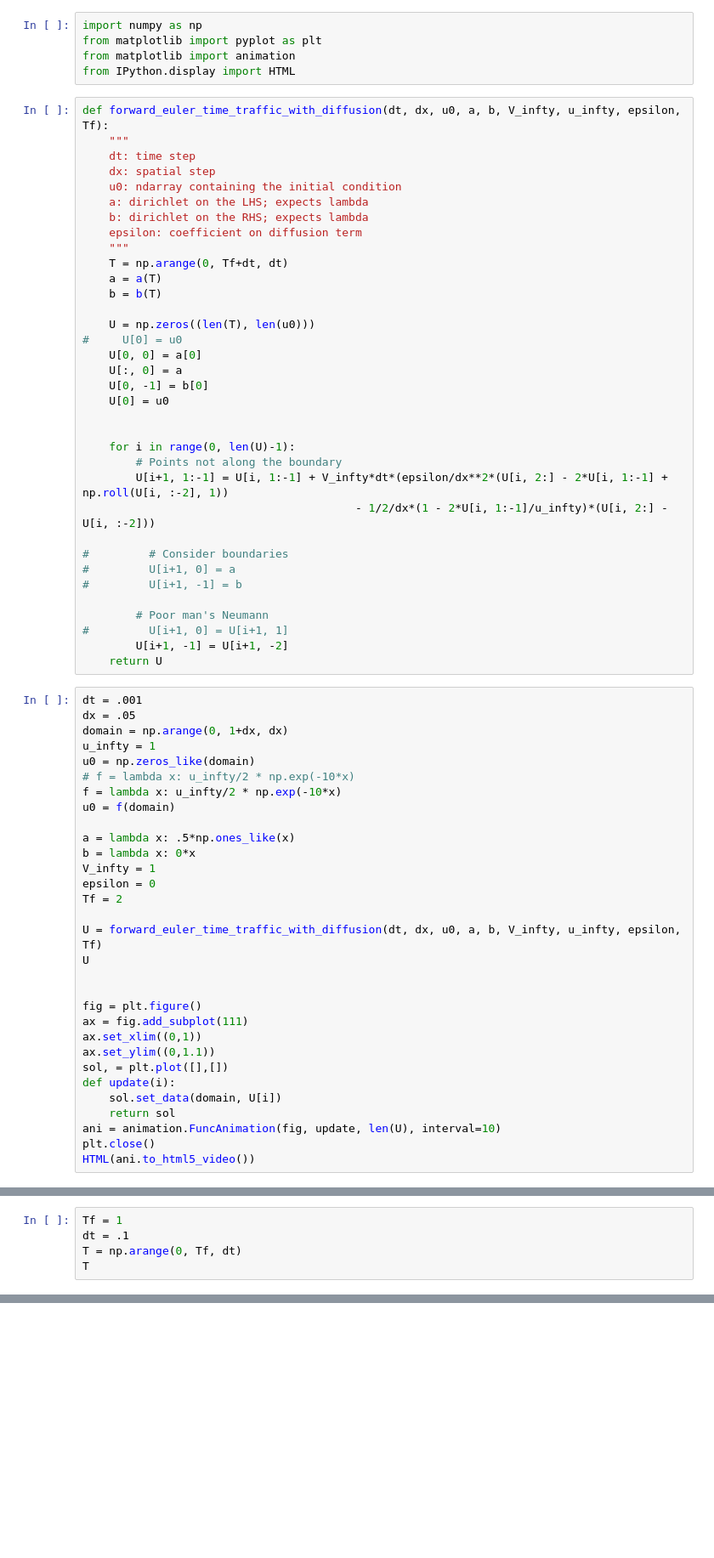
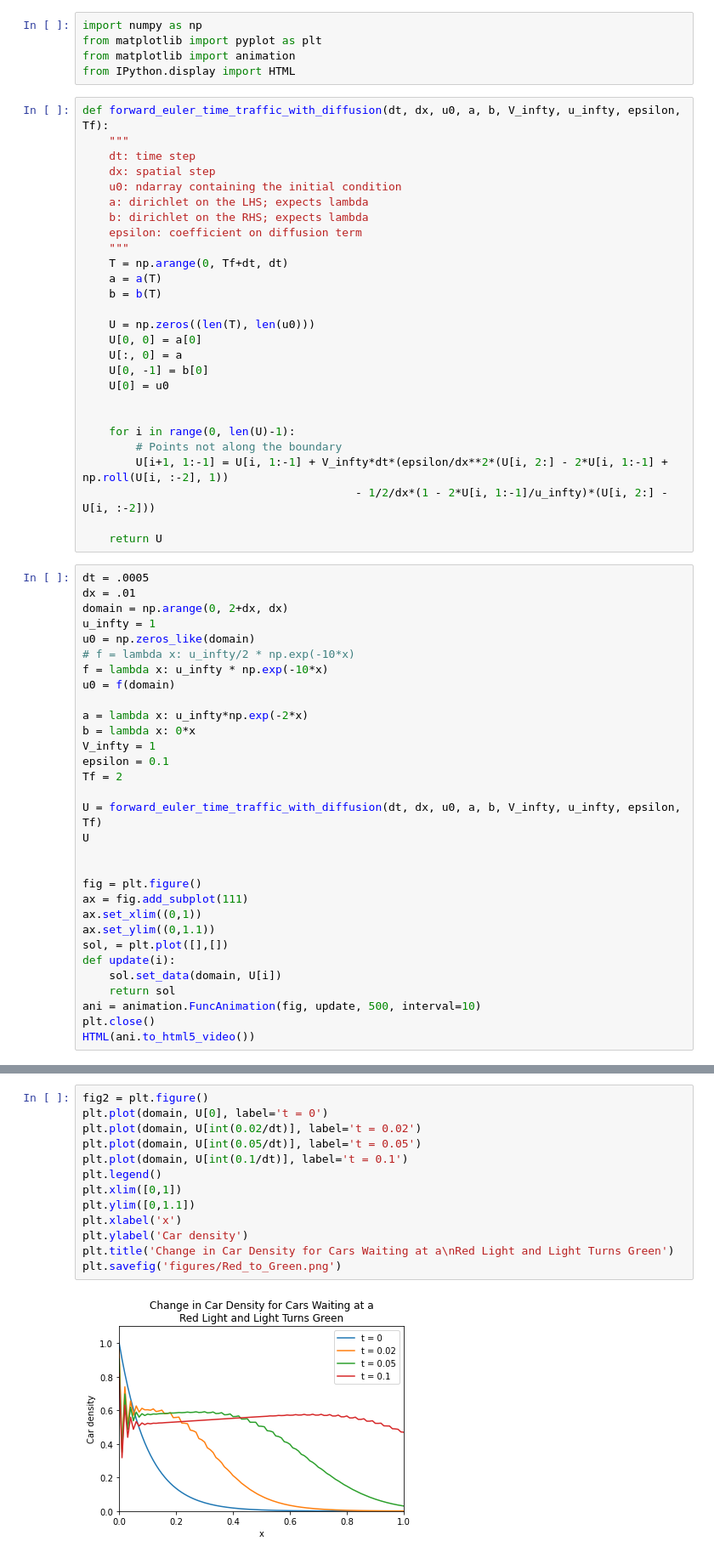
Before and after one commit to CalixBarrus/traffic-flow, a Jupyter notebook: traffic_flow_PDE_approach.ipynb, the cells around one changed output, grey strips where cells are left out. Shown at 85% size. Saved outputs shown, nothing was run; the diff lists cells and outputs as text; blank space fills up the shorter version.

Commit message:
Just produced figure and cleaned it up

```diff
--- a/traffic_flow_PDE_approach.ipynb
+++ b/traffic_flow_PDE_approach.ipynb
@@ -18,7 +18,6 @@ def forward_euler_time_traffic_with_diffusion(dt, dx, u0, a, b, V_infty, u_infty
     b = b(T)
 
     U = np.zeros((len(T), len(u0)))
-#     U[0] = u0
     U[0, 0] = a[0]
     U[:, 0] = a
     U[0, -1] = b[0]
@@ -30,28 +29,21 @@ def forward_euler_time_traffic_with_diffusion(dt, dx, u0, a, b, V_infty, u_infty
         U[i+1, 1:-1] = U[i, 1:-1] + V_infty*dt*(epsilon/dx**2*(U[i, 2:] - 2*U[i, 1:-1] + np.roll(U[i, :-2], 1))
                                          - 1/2/dx*(1 - 2*U[i, 1:-1]/u_infty)*(U[i, 2:] - U[i, :-2]))
 
-#         # Consider boundaries
-#         U[i+1, 0] = a
-#         U[i+1, -1] = b
-
-        # Poor man's Neumann
-#         U[i+1, 0] = U[i+1, 1]
-        U[i+1, -1] = U[i+1, -2]
     return U
 # %%
-dt = .001
-dx = .05
-domain = np.arange(0, 1+dx, dx)
+dt = .0005
+dx = .01
+domain = np.arange(0, 2+dx, dx)
 u_infty = 1
 u0 = np.zeros_like(domain)
 # f = lambda x: u_infty/2 * np.exp(-10*x)
-f = lambda x: u_infty/2 * np.exp(-10*x)
+f = lambda x: u_infty * np.exp(-10*x)
 u0 = f(domain)
 
-a = lambda x: .5*np.ones_like(x)
+a = lambda x: u_infty*np.exp(-2*x)
 b = lambda x: 0*x
 V_infty = 1
-epsilon = 0
+epsilon = 0.1
 Tf = 2
 
 U = forward_euler_time_traffic_with_diffusion(dt, dx, u0, a, b, V_infty, u_infty, epsilon, Tf)
@@ -66,13 +58,8 @@ sol, = plt.plot([],[])
 def update(i):
     sol.set_data(domain, U[i])
     return sol
-ani = animation.FuncAnimation(fig, update, len(U), interval=10)
+ani = animation.FuncAnimation(fig, update, 500, interval=10)
 plt.close()
 HTML(ani.to_html5_video())
 # %% [output]
 [interactive output not drawn]
-# %%
-Tf = 1
-dt = .1
-T = np.arange(0, Tf, dt)
-T
@@ -80,0 +66,15 @@ array([0. , 0.1, 0.2, 0.3, 0.4, 0.5, 0.6, 0.7, 0.8, 0.9, 1. ])
+# %%
+fig2 = plt.figure()
+plt.plot(domain, U[0], label='t = 0')
+plt.plot(domain, U[int(0.02/dt)], label='t = 0.02')
+plt.plot(domain, U[int(0.05/dt)], label='t = 0.05')
+plt.plot(domain, U[int(0.1/dt)], label='t = 0.1')
+plt.legend()
+plt.xlim([0,1])
+plt.ylim([0,1.1])
+plt.xlabel('x')
+plt.ylabel('Car density')
+plt.title('Change in Car Density for Cars Waiting at a\nRed Light and Light Turns Green')
+plt.savefig('figures/Red_to_Green.png')
+# %% [output]
+[figure, added]
```
Also changed, not shown: parts of 3 cells of this notebook.
